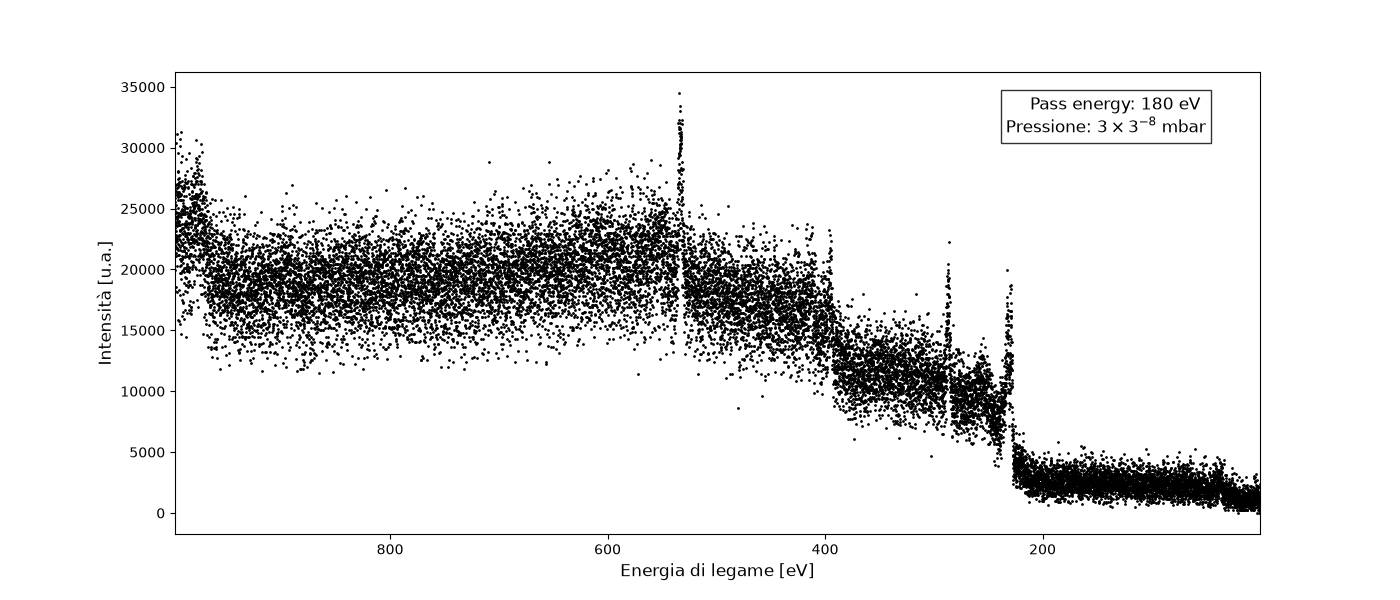
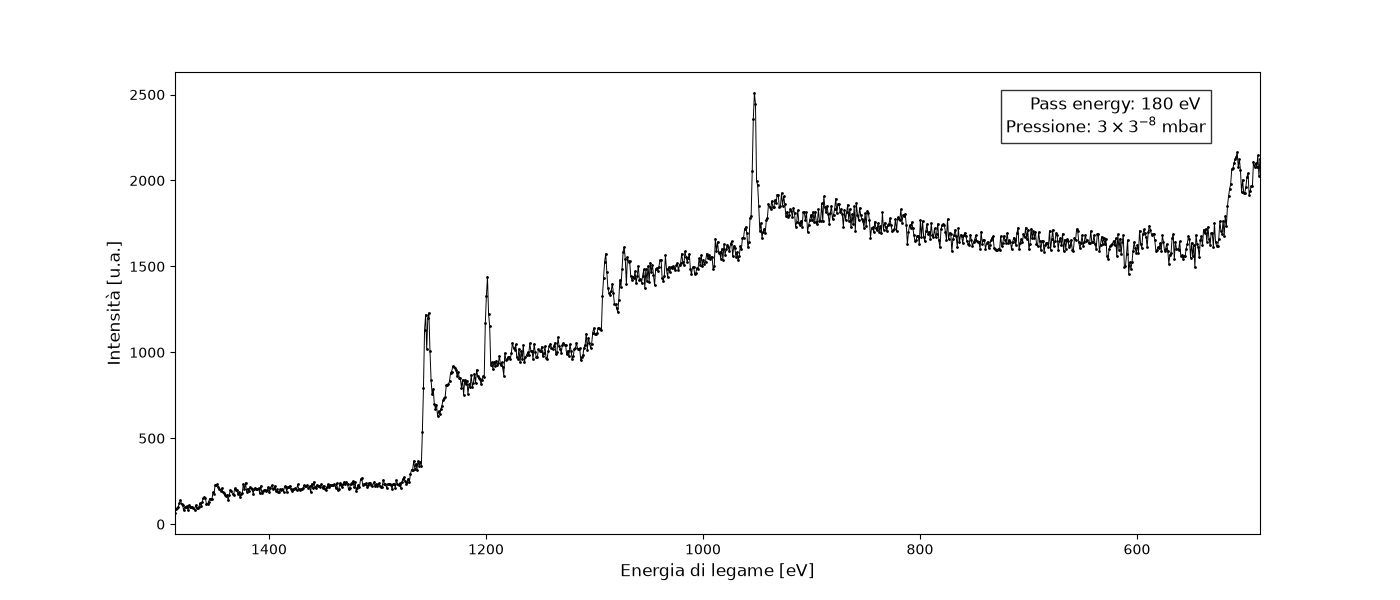
Unified diff of the notebook cell whose output changed from the first chart to the second:
--- before
+++ after
@@ -1,9 +1,10 @@
-Au_survey = spectra[2]
+Au_survey = spectra[3]
 
 fig, ax = plt.subplots(figsize=(14,6))
-ax.scatter(Au_survey['BE_eV'], Au_survey['counts'], color='black', s=1)
+ax.scatter(Au_survey['KE_eV'], Au_survey['hits_counts'], color='black', s=1)
+ax.plot(Au_survey['KE_eV'], Au_survey['hits_counts'], color='black', linewidth=0.7)
 ax.set_xlabel('Energia di legame [eV]', fontsize=12)
 ax.set_ylabel('Intensità [u.a.]', fontsize=12)
-ax.set_xlim(Au_survey['BE_eV'].max(), Au_survey['BE_eV'].min())
+ax.set_xlim(Au_survey['KE_eV'].max(), Au_survey['KE_eV'].min())
 ax.text(0.95, 0.95, f'Pass energy: 180 eV \n' + r'Pressione: $3 \times 3^{-8}$ mbar',
                 transform=ax.transAxes,

Commit: upload of averaged XPS data